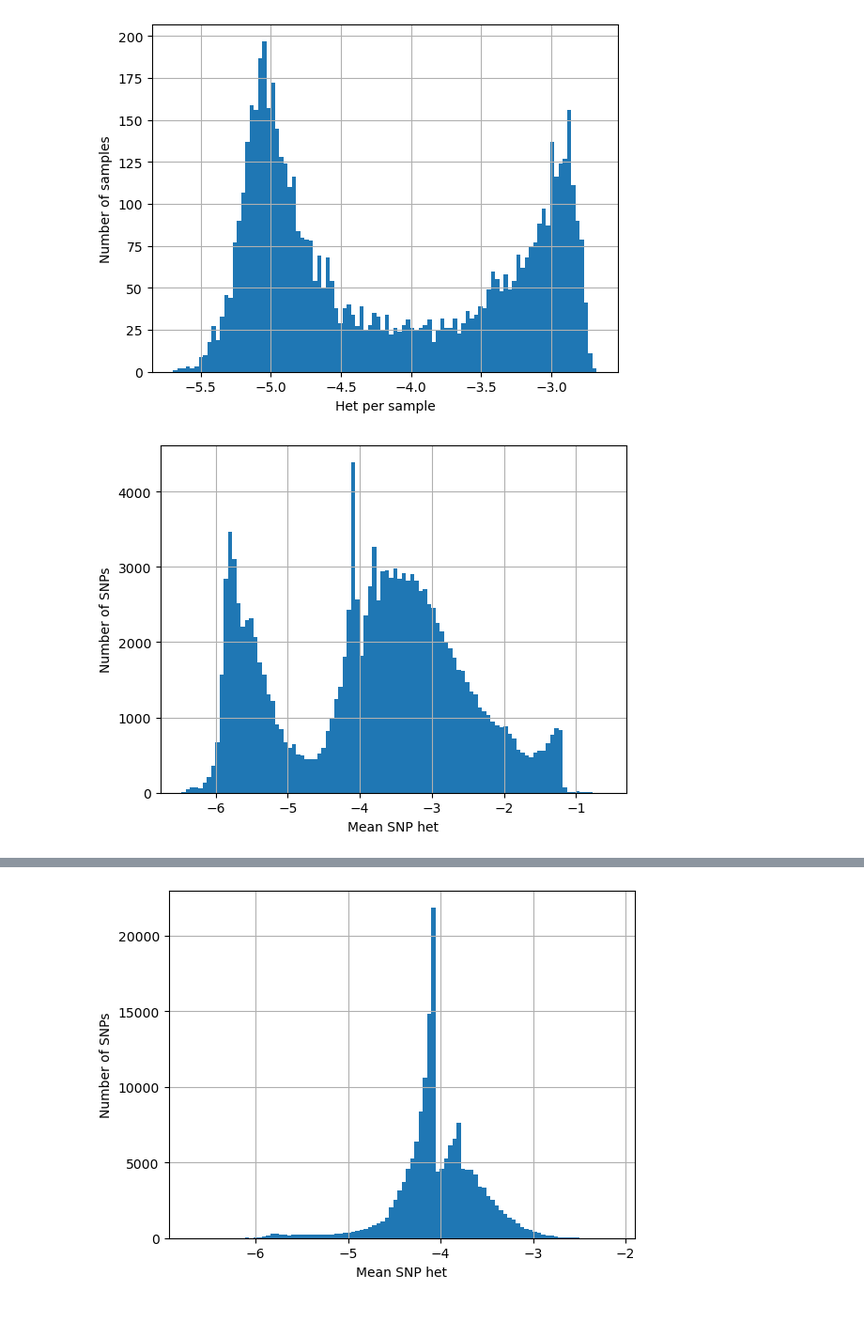
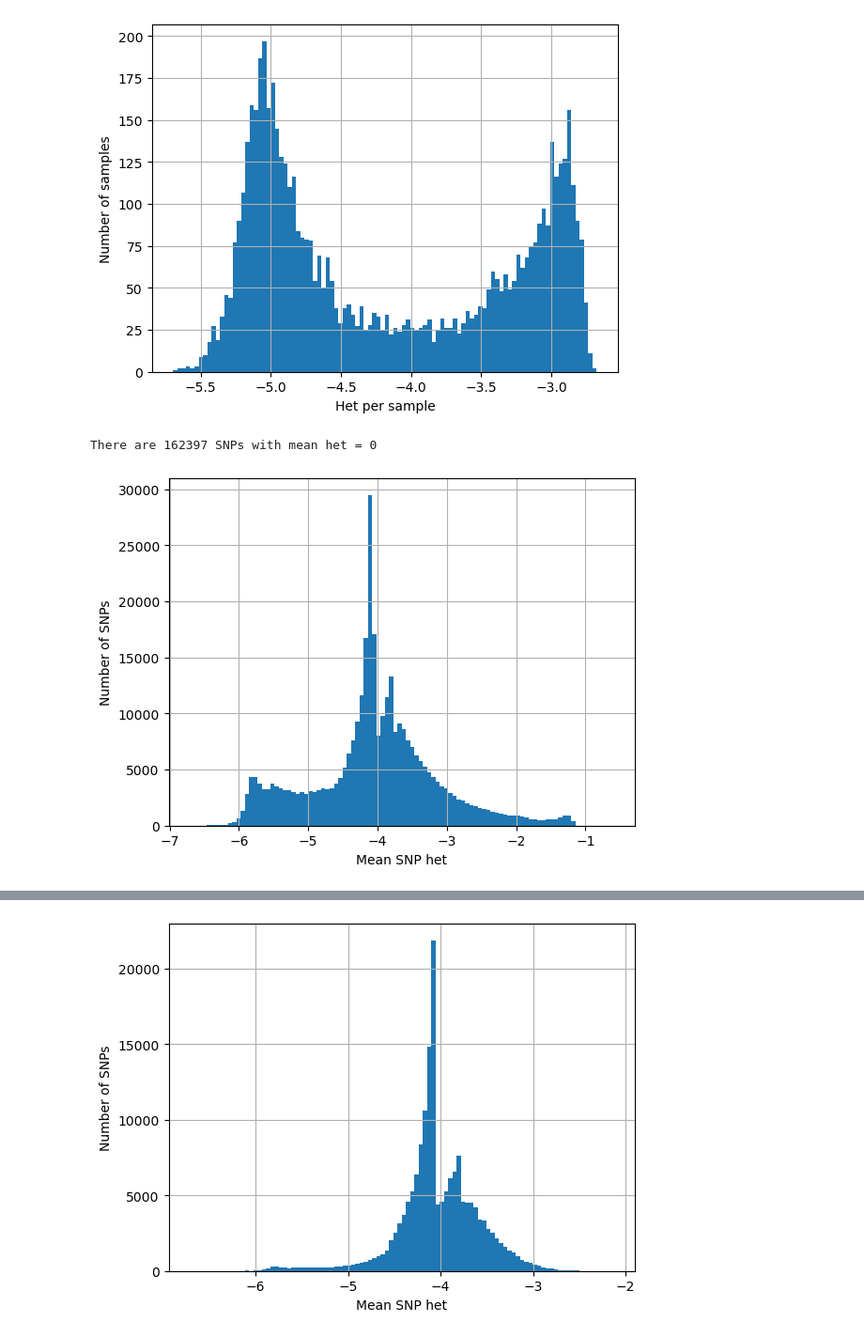
Before and after one commit to d-kwiat/gtg, a Jupyter notebook: Pf6_sanity_checks_230319.ipynb, the cells around one changed output, grey strips where cells are left out. Shown: that part at 94% size. Cells and saved outputs as stored; diff of their text form; code cells hidden in the pictures.

```diff
--- a/Pf6_sanity_checks_230319.ipynb
+++ b/Pf6_sanity_checks_230319.ipynb
@@ -92,29 +92,30 @@ lo_het = sample_het < 3e-5
 hi_het = sample_het > 3e-4
 med_het = (sample_het >= 3e-5) & (sample_het <= 3e-4)
 # %%
-snp_lo = []
-snp_hi = []
+snp_mean = []
 
 for i in range(snp_count):
 
-    if np.any(wiho_het[i, :][lo_het]):
-
-        mean_snp_het = stat.mean(wiho_het[i, :])
-        snp_lo.append(mean_snp_het)
-
-    if np.any(wiho_het[i, :][hi_het]):
-
-        mean_snp_het = stat.mean(wiho_het[i, :])
-        snp_hi.append(mean_snp_het)
+    mean_snp_het = stat.mean(wiho_het[i, :])
+    snp_mean.append(mean_snp_het)
 # %%
-# SNPs present in low het samples
-# .. what is their het in the full dataset
+# All SNPs - their mean het in the full dataset
 
-log_het_per_snp = [math.log(x, 10) for x in snp_lo]
+# First we check for SNPs with mean het = 0
+# These could be the result of ..
+# .. removing low QC samples
+# .. and alt alleles that are non-polymorphic
+# .. and SNPs that never have het calls
+
+print('There are', str(snp_mean.count(0)), 'SNPs with mean het = 0')
+
+log_het_per_snp = [math.log(x, 10) for x in snp_mean if x != 0]
+
 plt.hist(log_het_per_snp, bins = 100)
 plt.xlabel('Mean SNP het')
 plt.ylabel('Number of SNPs')
 plt.grid()
 plt.show()
 # %% [output]
+There are 162397 SNPs with mean het = 0
-[figure, old version]
+[figure, new version]
```
Also changed, not shown: parts of 14 cells of this notebook.
